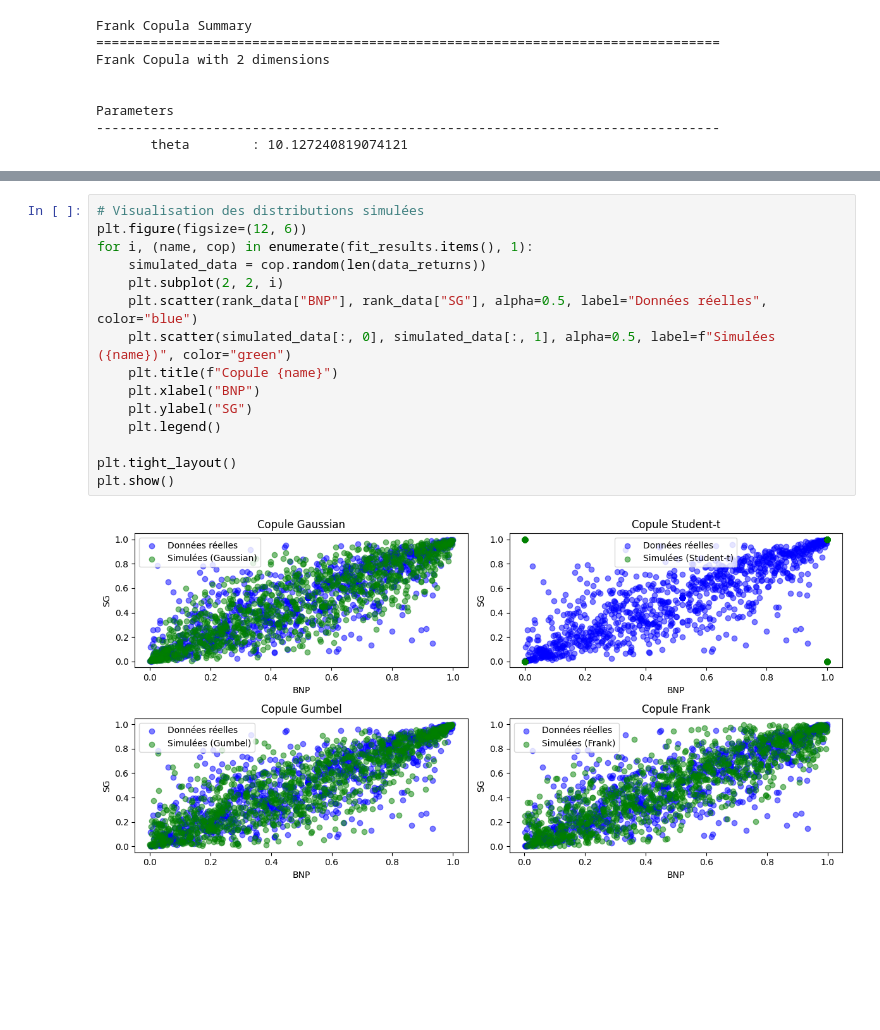
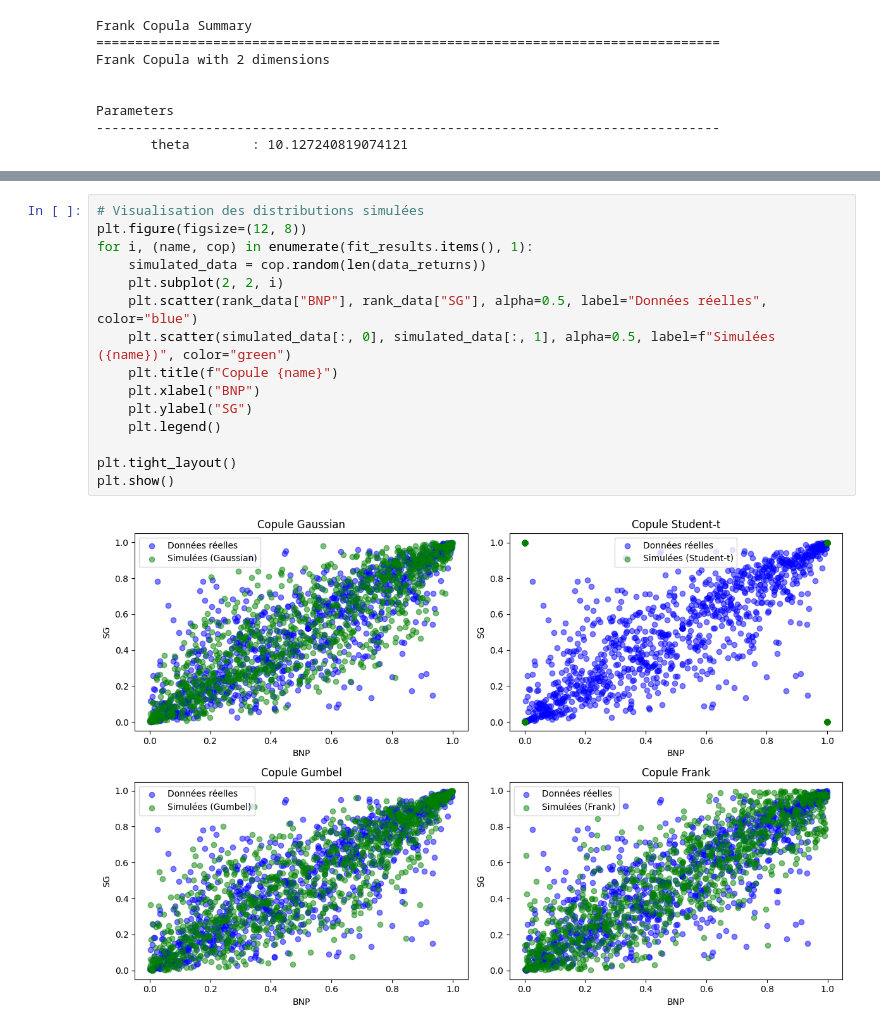
Before and after one commit to Jeangrivo/Gestion-des-Risques-Multiples, a Jupyter notebook: CreditVaR.ipynb, the cells around one changed output, grey strips where cells are left out. Cells and saved outputs as stored; diff of their text form; blank space fills up the shorter version.

```diff
--- a/CreditVaR.ipynb
+++ b/CreditVaR.ipynb
@@ -941,17 +1006,17 @@ Warning: Possible convergence problem with copula fitting
 # %%
 # Visualisation des distributions simulées
-plt.figure(figsize=(12, 6))
+plt.figure(figsize=(12, 8))
 for i, (name, cop) in enumerate(fit_results.items(), 1):
     simulated_data = cop.random(len(data_returns))
     plt.subplot(2, 2, i)
     plt.scatter(rank_data["BNP"], rank_data["SG"], alpha=0.5, label="Données réelles", color="blue")
     plt.scatter(simulated_data[:, 0], simulated_data[:, 1], alpha=0.5, label=f"Simulées ({name})", color="green")
     plt.title(f"Copule {name}")
     plt.xlabel("BNP")
     plt.ylabel("SG")
     plt.legend()
 
 plt.tight_layout()
 plt.show()
 # %% [output]
-[figure, old version]
+[figure, new version]
```
Also changed, not shown: parts of 11 cells of this notebook.
